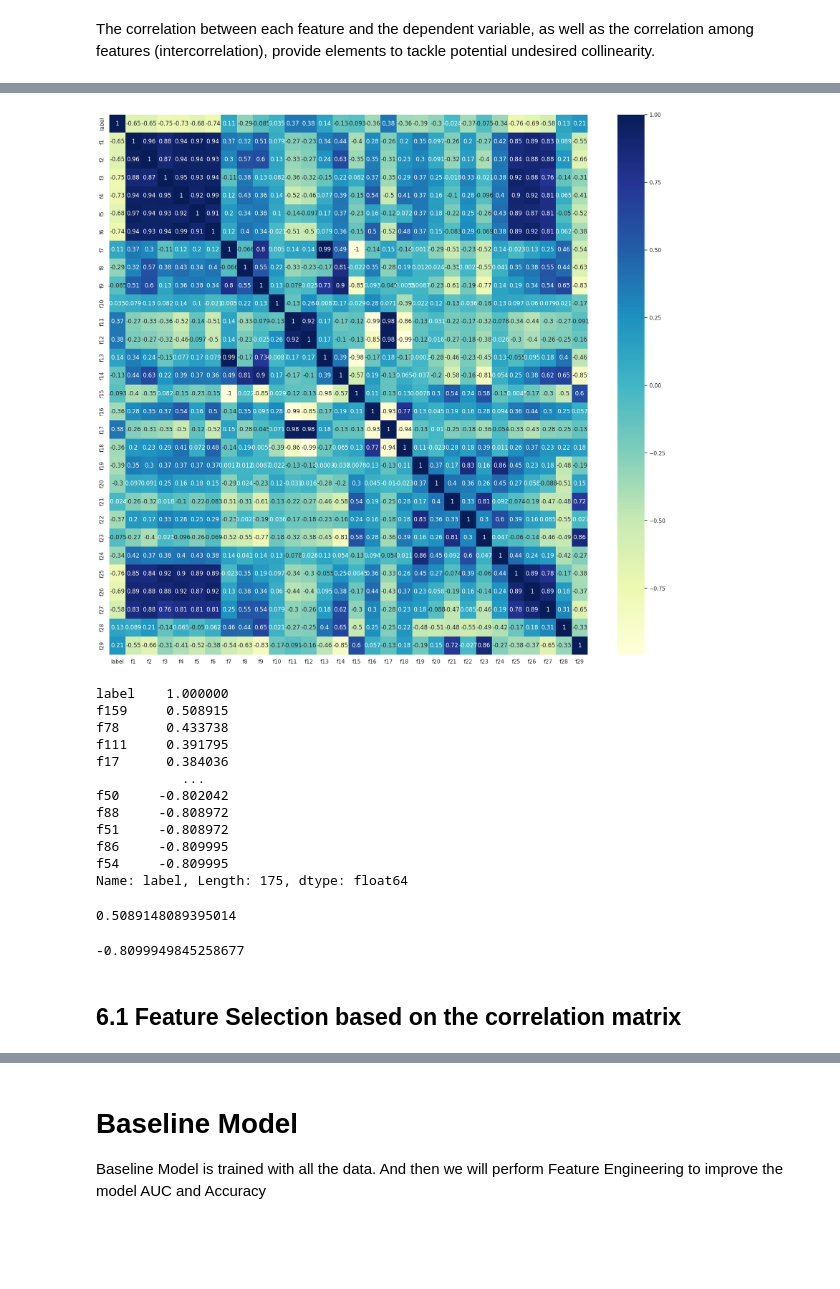
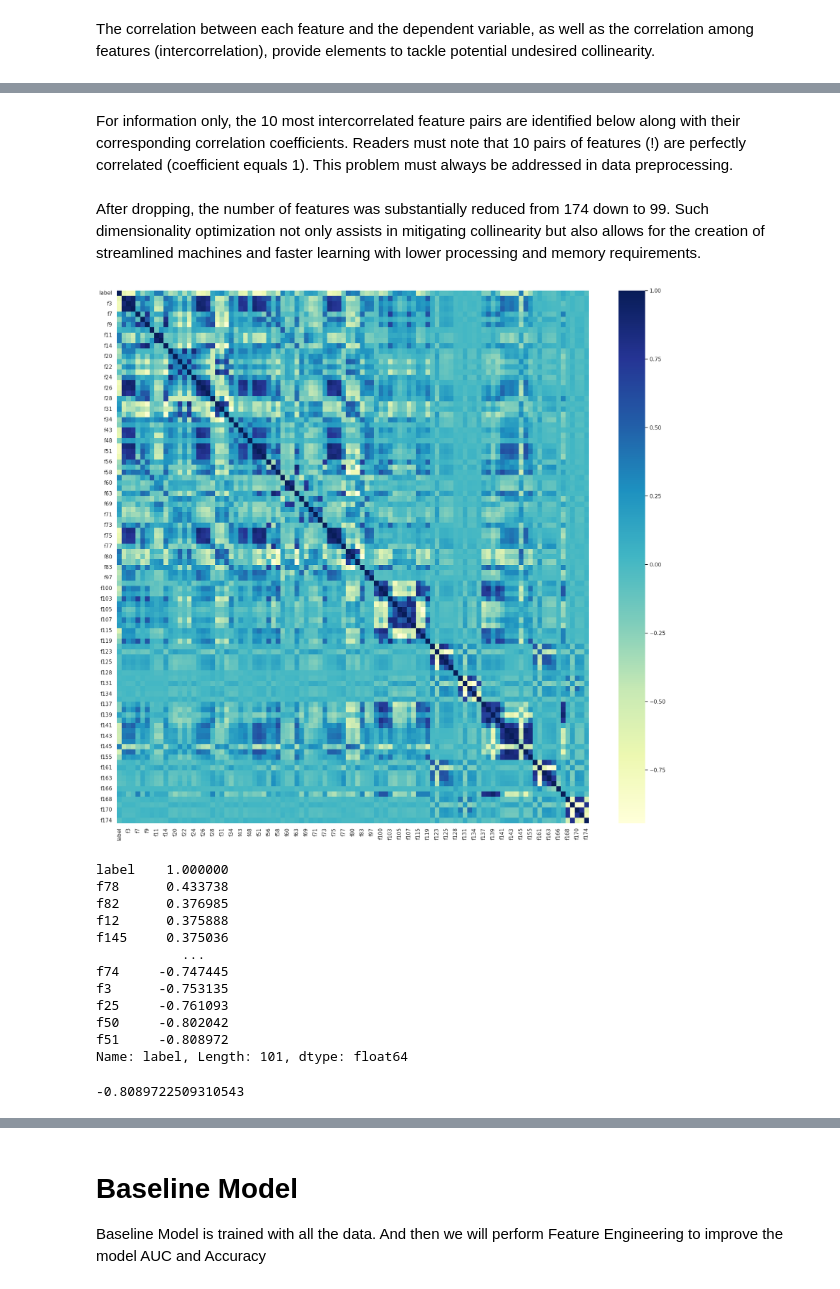
Before and after one commit to danielAdama/crop-mapping-classification, a Jupyter notebook: Crop_mapping_using_fused_optical_radar.ipynb, the cells around one changed output, grey strips where cells are left out. Saved outputs shown, nothing was run; the diff lists cells and outputs as text; code cells hidden in the pictures; blank space fills up the shorter version.

Commit message:
Complete notebook, more experiment on the deep learning section

```diff
--- a/Crop_mapping_using_fused_optical_radar.ipynb
+++ b/Crop_mapping_using_fused_optical_radar.ipynb
@@ -8,10 +8,13 @@ import os
 import numpy as np
 import pathlib
 import sklearn
-from sklearn.model_selection import train_test_split, StratifiedKFold
+import datetime
+from sklearn.decomposition import PCA
+from sklearn.model_selection import train_test_split
+from sklearn.multiclass import OneVsRestClassifier
 from sklearn.feature_selection import RFE
 from sklearn.ensemble import RandomForestClassifier
-from sklearn.preprocessing import StandardScaler
+from sklearn.preprocessing import StandardScaler, label_binarize
 from sklearn.metrics import confusion_matrix, roc_auc_score, roc_curve, recall_score, precision_score, accuracy_score, auc, classification_report
 import matplotlib.pyplot as plt
 import seaborn as sns
@@ -20,7 +23,7 @@ sns.set(style='darkgrid')
 
 
 pd.set_option('display.max_columns', None)
-plt.rcParams['figure.figsize'] = (22, 10)
+plt.rcParams['figure.figsize'] = (21, 9)
 
 import warnings
 warnings.simplefilter('ignore', FutureWarning)
@@ -224,0 +234,29 @@ The correlation between each feature and the dependent variable, as well as the
+# %%
+def correlated_feature_extraction(threshold: int = 0.95):
+
+  """ Method that selects features based on the most correlated features with the label classes
+  and discard the intercorrelated features.
+  """
+
+  highly_correlated_feature_pairs = []
+  highly_correlated_features_to_drop = []
+
+  correlation_matrix = data.corr().abs()
+  upper_matrix = correlation_matrix.where(np.triu(np.ones(correlation_matrix.shape), k=1).astype(bool))
+  for row in range(upper_matrix.shape[0]):
+      for column in range(upper_matrix.shape[1]):
+          if upper_matrix.iloc[row, column] > 0.95:
+              highly_correlated_feature_pairs.append([row, column, upper_matrix.iloc[row, column]])
+
+  highly_correlated_feature_pairs = pd.DataFrame(highly_correlated_feature_pairs).sort_values(by=[2], ascending=False)
+  highly_correlated_feature_pairs.columns = ['feature_1', 'feature_2', 'correlation_coefficient']
+  highly_correlated_features_to_drop = [column for column in upper_matrix.columns if any(upper_matrix[column] > 0.95)]
+  dataset = data.drop(data[highly_correlated_features_to_drop], axis=1)
+  # dataset.drop(['label'], axis=1, inplace=True)
+
+  nr_features = dataset.shape[1] - 1
+  print('Total number of features before correlation: ',data.shape[1])
+  print(f'Number of highly intercorrelated feature pairs: {len(highly_correlated_feature_pairs)}')
+  print(f'Optimized number of features: {nr_features}')
+
+  return (highly_correlated_feature_pairs, dataset)
@@ -224,0 +267,2 @@ The correlation between each feature and the dependent variable, as well as the
+# %%
+highly_correlated_feature_pairs, data_cleaned = correlated_feature_extraction()
@@ -225,33 +287,30 @@ The correlation between each feature and the dependent variable, as well as the
+# %% [markdown]
+For information only, the 10 most intercorrelated feature pairs are identified below along with their corresponding correlation coefficients. Readers must note that 10 pairs of features (!) are perfectly correlated (coefficient equals 1). This problem must always be addressed in data preprocessing.
+# %% [markdown]
+After dropping, the number of features was substantially reduced from 174 down to 99. Such dimensionality optimization not only assists in mitigating collinearity but also allows for the creation of streamlined machines and faster learning with lower processing and memory requirements.
 # %%
 plt.figure(figsize=(22, 20))
-corr_matrix = data.corr()
-# Display the first 50 columns
-sns.heatmap(corr_matrix.iloc[:30, :30], annot = True, cmap="YlGnBu")
+corr_matrix = data_cleaned.corr()
+sns.heatmap(corr_matrix, cmap="YlGnBu")#.iloc[:30, :30], annot = True, cmap="YlGnBu")
 plt.show()
 # %% [output]
-[figure, old version]
+[figure, new version]
 # %%
 corr_matrix.label.sort_values(ascending=False)
 # %% [output]
 label    1.000000
-f159     0.508915
 f78      0.433738
-f111     0.391795
-f17      0.384036
+f82      0.376985
+f12      0.375888
+f145     0.375036
            ...
+f74     -0.747445
+f3      -0.753135
+f25     -0.761093
 f50     -0.802042
-f88     -0.808972
 f51     -0.808972
-f86     -0.809995
-f54     -0.809995
-Name: label, Length: 175, dtype: float64
+Name: label, Length: 101, dtype: float64
-# %%
-print(max([x for x in corr_matrix.label if isinstance(x, (int, float)) and x != 1]))
-# %% [output]
-0.5089148089395014
 # %%
 corr_matrix.label.min()
 # %% [output]
--0.8099949845258677
+-0.8089722509310543
-# %% [markdown]
-## 6.1 Feature Selection based on the correlation matrix
```
Also changed, not shown: parts of 50 cells of this notebook.
